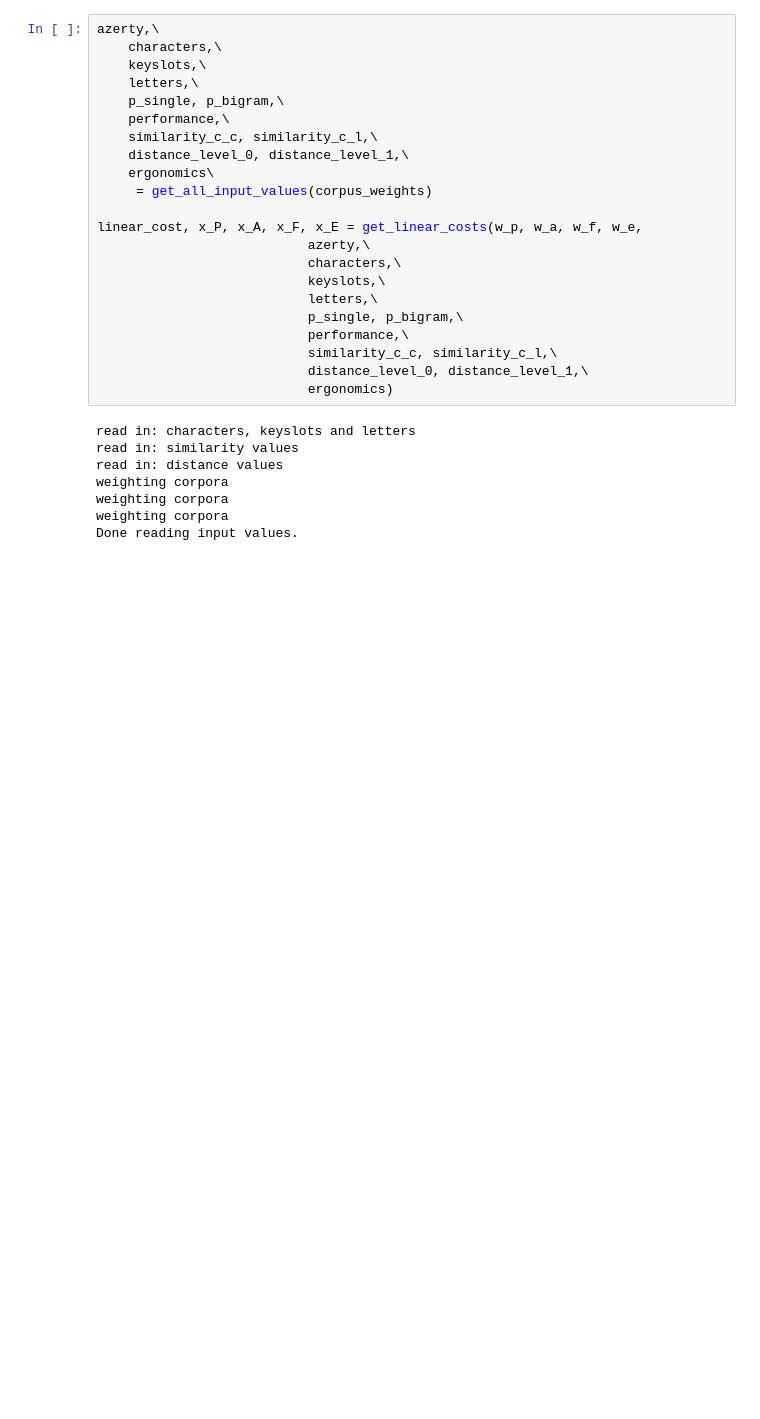
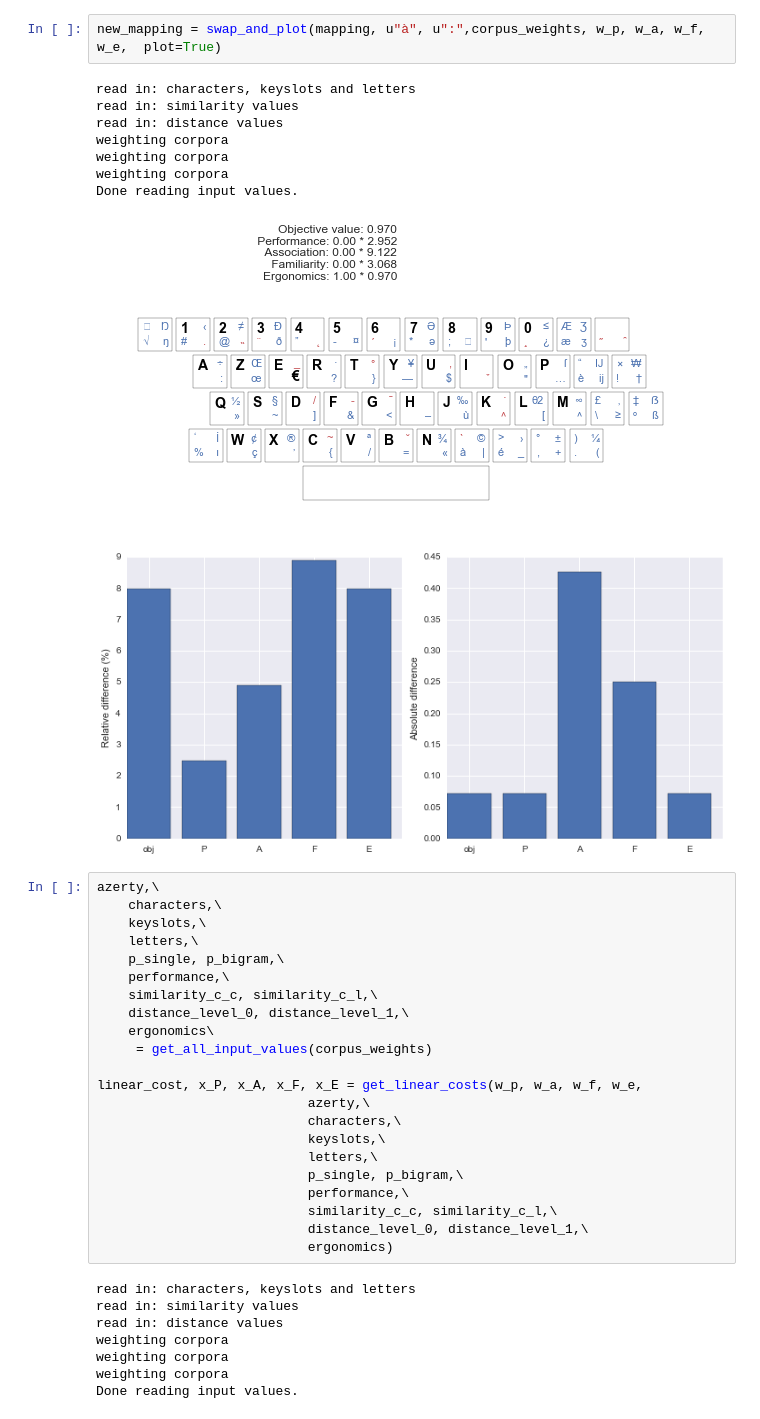
Before and after one commit to annafeit/optimizing-the-french-keyboard, a Jupyter notebook: optimization.ipynb, the cells around one changed output. Saved outputs shown, nothing was run; the diff lists cells and outputs as text; blank space fills up the shorter version.

```diff
--- a/optimization.ipynb
+++ b/optimization.ipynb
@@ -56,3 +60,15 @@ quadratic Association: 0.4092
+# %%
+new_mapping = swap_and_plot(mapping, u"à", u":",corpus_weights, w_p, w_a, w_f, w_e,  plot=True)
+# %% [output]
+read in: characters, keyslots and letters
+read in: similarity values
+read in: distance values
+weighting corpora
+weighting corpora
+weighting corpora
+Done reading input values.
+[figure, added]
+[figure, added]
 # %%
 azerty,\
     characters,\
```
Also changed, not shown: parts of 9 cells of this notebook, 31 other files.
